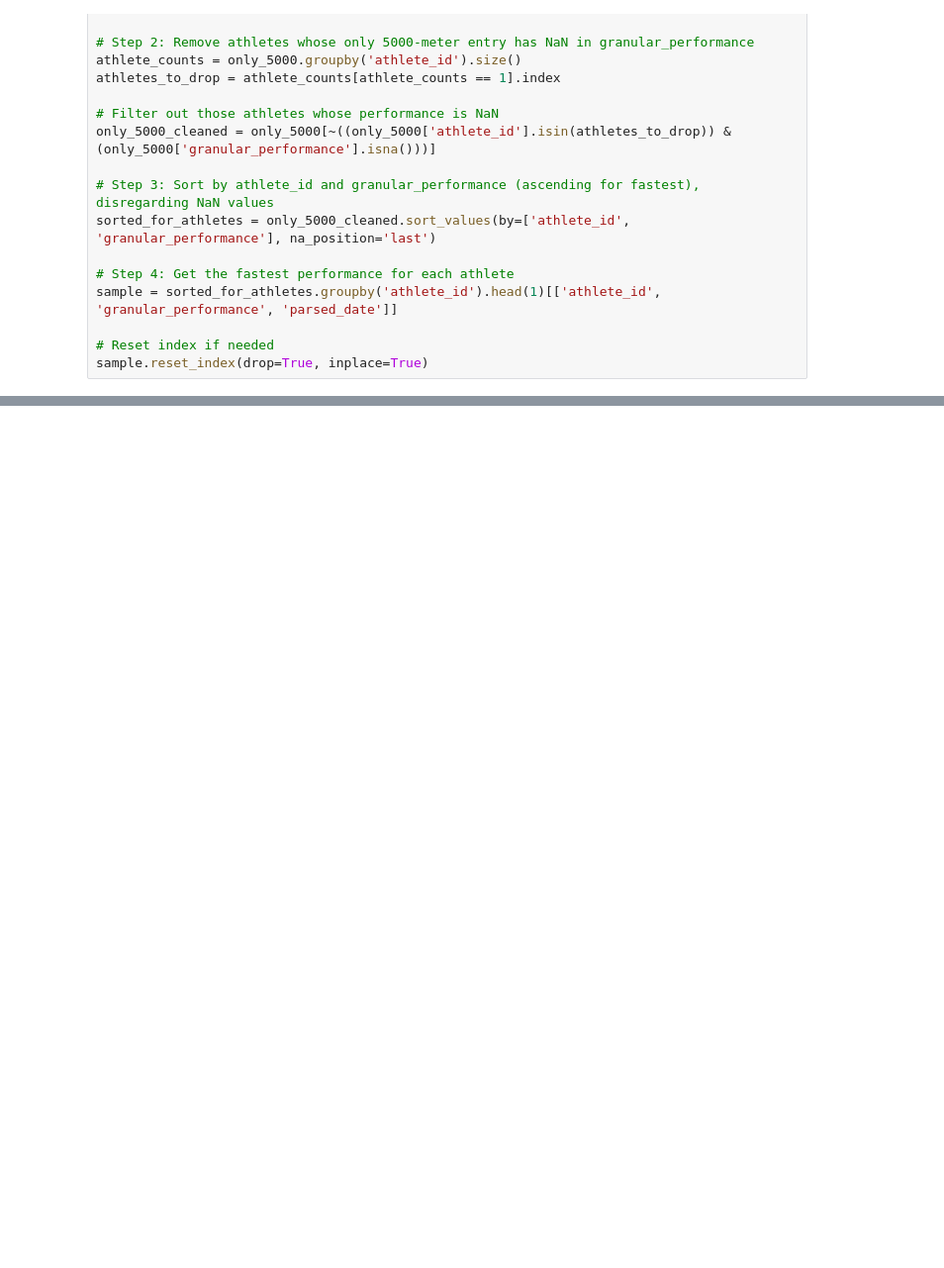
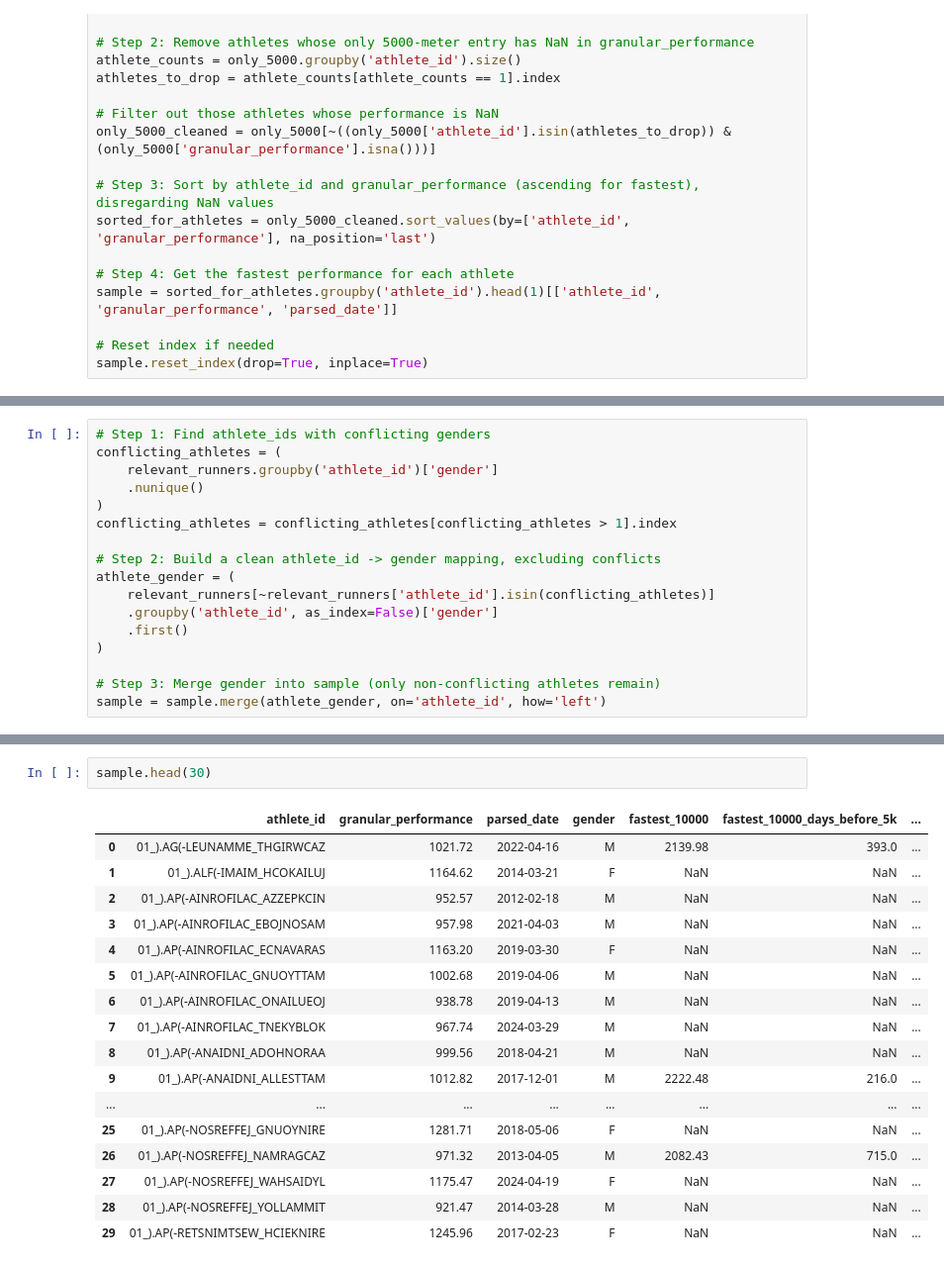
Before and after one commit to stanski901/5k_predictor, a Jupyter notebook: working_file.ipynb, the cells around one changed output, grey strips where cells are left out. Shown: that part at 99% size. Saved outputs shown, nothing was run; the diff lists cells and outputs as text; blank space fills up the shorter version.

```diff
--- a/working_file.ipynb
+++ b/working_file.ipynb
@@ -81,0 +106,17 @@ sample.head(10)
+# %%
+# Step 1: Find athlete_ids with conflicting genders
+conflicting_athletes = (
+    relevant_runners.groupby('athlete_id')['gender']
+    .nunique()
+)
+conflicting_athletes = conflicting_athletes[conflicting_athletes > 1].index
+
+# Step 2: Build a clean athlete_id -> gender mapping, excluding conflicts
+athlete_gender = (
+    relevant_runners[~relevant_runners['athlete_id'].isin(conflicting_athletes)]
+    .groupby('athlete_id', as_index=False)['gender']
+    .first()
+)
+
+# Step 3: Merge gender into sample (only non-conflicting athletes remain)
+sample = sample.merge(athlete_gender, on='athlete_id', how='left')
@@ -81,0 +185,20 @@ sample.head(10)
+# %%
+sample.head(30)
+# %% [output]
+|  | athlete_id | granular_performance | parsed_date | gender | fastest_10000 | fastest_10000_days_before_5k | ... |
+| 0 | 01_).AG(-LEUNAMME_THGIRWCAZ | 1021.72 | 2022-04-16 | M | 2139.98 | 393.0 | ... |
+| 1 | 01_).ALF(-IMAIM_HCOKAILUJ | 1164.62 | 2014-03-21 | F | NaN | NaN | ... |
+| 2 | 01_).AP(-AINROFILAC_AZZEPKCIN | 952.57 | 2012-02-18 | M | NaN | NaN | ... |
+| 3 | 01_).AP(-AINROFILAC_EBOJNOSAM | 957.98 | 2021-04-03 | M | NaN | NaN | ... |
+| 4 | 01_).AP(-AINROFILAC_ECNAVARAS | 1163.20 | 2019-03-30 | F | NaN | NaN | ... |
+| 5 | 01_).AP(-AINROFILAC_GNUOYTTAM | 1002.68 | 2019-04-06 | M | NaN | NaN | ... |
+| 6 | 01_).AP(-AINROFILAC_ONAILUEOJ | 938.78 | 2019-04-13 | M | NaN | NaN | ... |
+| 7 | 01_).AP(-AINROFILAC_TNEKYBLOK | 967.74 | 2024-03-29 | M | NaN | NaN | ... |
+| 8 | 01_).AP(-ANAIDNI_ADOHNORAA | 999.56 | 2018-04-21 | M | NaN | NaN | ... |
+| 9 | 01_).AP(-ANAIDNI_ALLESTTAM | 1012.82 | 2017-12-01 | M | 2222.48 | 216.0 | ... |
+| ... | ... | ... | ... | ... | ... | ... | ... |
+| 25 | 01_).AP(-NOSREFFEJ_GNUOYNIRE | 1281.71 | 2018-05-06 | F | NaN | NaN | ... |
+| 26 | 01_).AP(-NOSREFFEJ_NAMRAGCAZ | 971.32 | 2013-04-05 | M | 2082.43 | 715.0 | ... |
+| 27 | 01_).AP(-NOSREFFEJ_WAHSAIDYL | 1175.47 | 2024-04-19 | F | NaN | NaN | ... |
+| 28 | 01_).AP(-NOSREFFEJ_YOLLAMMIT | 921.47 | 2014-03-28 | M | NaN | NaN | ... |
+| 29 | 01_).AP(-RETSNIMTSEW_HCIEKNIRE | 1245.96 | 2017-02-23 | F | NaN | NaN | ... |
```
Also changed, not shown: parts of 18 cells of this notebook.
